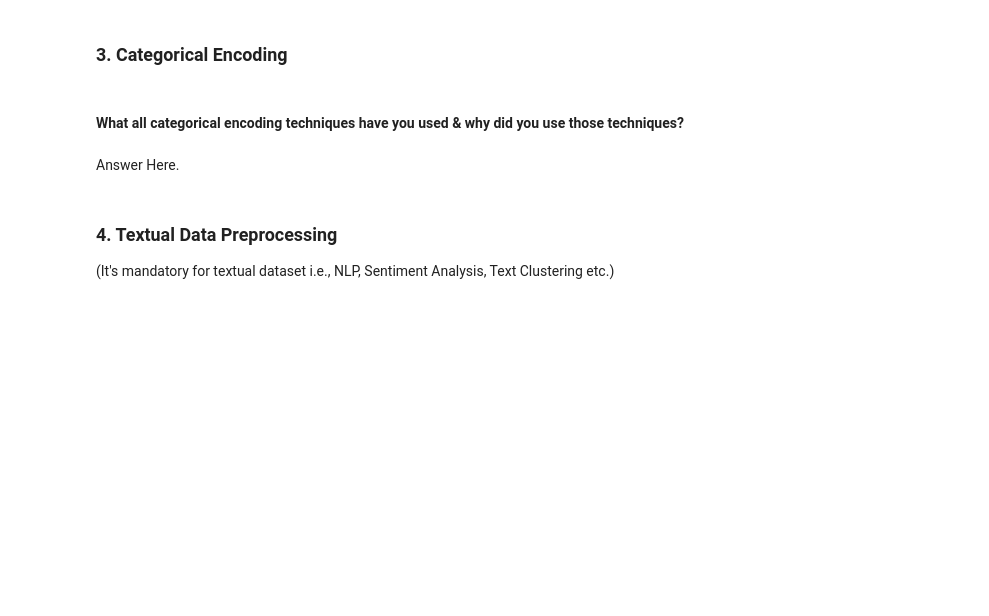
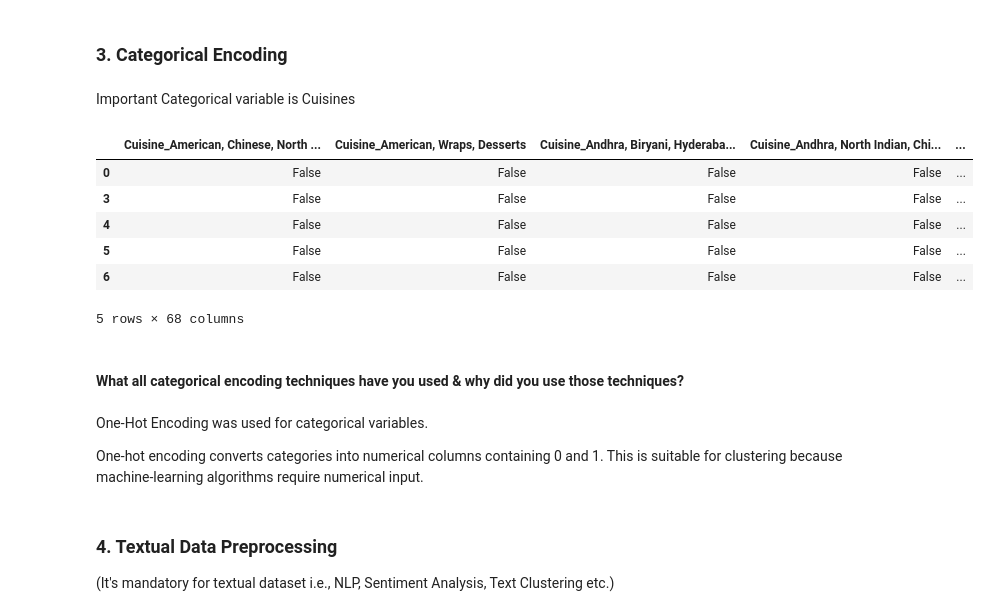
Before and after one commit to adamaneeqaqwathka-arch/Zomato-Data-Analysis, a Jupyter notebook: notebooks/Sample_ML_Submission_Template.ipynb, the cells around one changed output. Saved outputs shown, nothing was run; the diff lists cells and outputs as text; code cells hidden in the pictures; blank space fills up the shorter version.

```diff
--- a/notebooks/Sample_ML_Submission_Template.ipynb
+++ b/notebooks/Sample_ML_Submission_Template.ipynb
@@ -1273,7 +1333,31 @@ Answer Here.
+# %% [markdown]
+Important Categorical variable is Cuisines
+# %%
+#Create variable for cuisines count
+# Number of cuisines served
+df['Cuisine_Count'] = df['Cuisines'].str.count(',') + 1
+# %%
+# One-hot encode cuisines
+cuisine_encoded = pd.get_dummies(
+    df['Cuisines'],
+    prefix='Cuisine'
+)
+
+cuisine_encoded.head()
+# %% [output]
+|  | Cuisine_American, Chinese, North ... | Cuisine_American, Wraps, Desserts | Cuisine_Andhra, Biryani, Hyderaba... | Cuisine_Andhra, North Indian, Chi... | ... |
+| 0 | False | False | False | False | ... |
+| 3 | False | False | False | False | ... |
+| 4 | False | False | False | False | ... |
+| 5 | False | False | False | False | ... |
+| 6 | False | False | False | False | ... |
+5 rows × 68 columns
 # %% [markdown]
 #### What all categorical encoding techniques have you used & why did you use those techniques?
-# %% [markdown]
-Answer Here.
+# %% [markdown]
+One-Hot Encoding was used for categorical variables.
+
+One-hot encoding converts categories into numerical columns containing 0 and 1. This is suitable for clustering because machine-learning algorithms require numerical input.
 # %% [markdown]
 ### 4. Textual Data Preprocessing
 (It's mandatory for textual dataset i.e., NLP, Sentiment Analysis, Text Clustering etc.)
```
Also changed, not shown: parts of 33 cells of this notebook.
